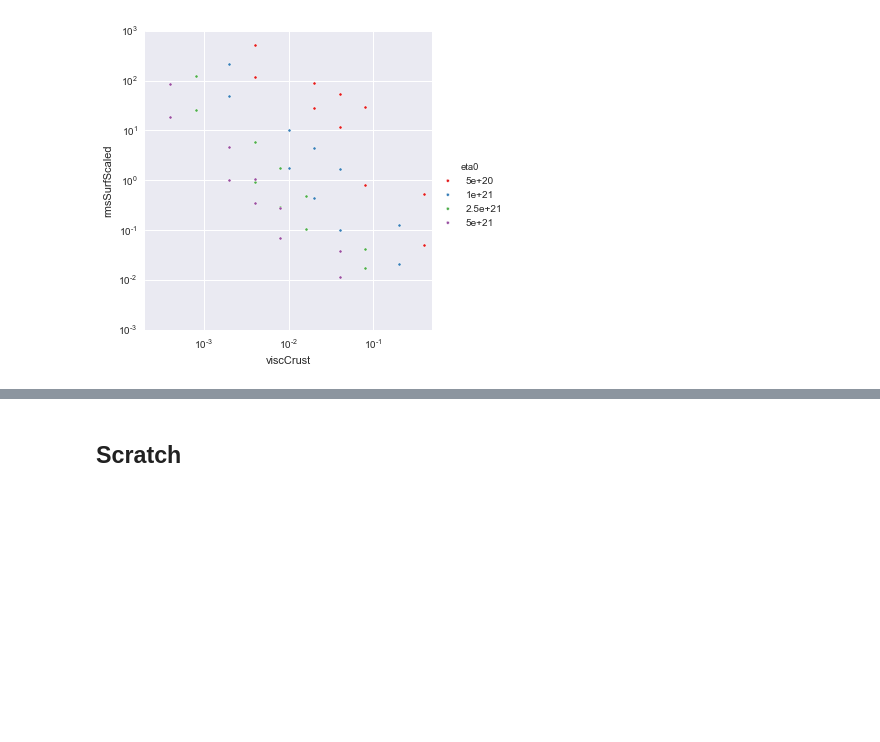
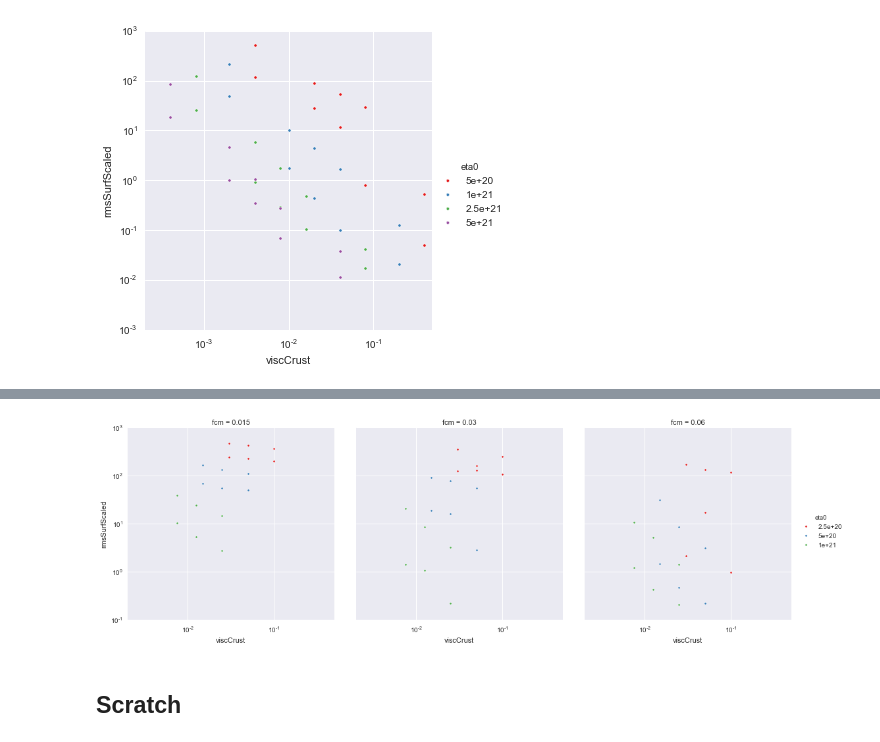
Before and after one commit to dansand/2dthermalslabs, a Jupyter notebook: kaplan/Analysis/pandas_analysis.ipynb, the cells around one changed output, grey strips where cells are left out. Saved outputs shown, nothing was run; the diff lists cells and outputs as text; code cells hidden in the pictures; blank space fills up the shorter version.

```diff
--- a/kaplan/Analysis/pandas_analysis.ipynb
+++ b/kaplan/Analysis/pandas_analysis.ipynb
@@ -620,9 +614,0 @@ ValueError: columns overlap but no suffix specified: Index([u'MANTLETOCRUST', u'
-# %%
-#diff_data = set.difference(set(dicts[0].iteritems()),set(dicts[1].iteritems()))
-
-diff_data = set()
-
-for i in dict_sets:
-    diff_data = set.difference(i, diff_data )
-
-diff_data
@@ -630,0 +617,4 @@ diff_data
+# %%
+#rdir = '/workspace'
+rdir = '../../..'
+dat_files = natsort(glob2.glob(rdir + '/temp_results/results/G/**/*.dat'))
@@ -630,0 +662,5 @@ diff_data
+# %%
+newdf['rmsintUpper'] = newdf['rmsintLith'] - newdf['rmsintLower']
+newdf['rmsSurfScaled'] = (newdf['rmsSurf']/(2900.*1e3/1e-6))*(10.*3600*24*365)
+newdf['realtimeScaled'] = (newdf['realtime']*((2900.*1e3)**2/1e-6))/(1e6*3600*24*365)
+newdf['viscCrust'] = newdf['eta_max_crust']/newdf['eta0']
@@ -631,3 +695,28 @@ diff_data
+# %%
+yaxis = 'rmsSurfScaled' #'rmsSurf'#, 'nuTop' #
+
+kws = dict(s=10, linewidth=.5, edgecolor="w")
+
+g = sns.FacetGrid(newdf,col='fcm', hue="eta0", palette="Set1", size=5)
+g = g.map(plt.scatter, 'viscCrust', yaxis,  **kws).add_legend()
+
+
+g.set(ylim=(0.1, 1e3))
+g.set(xlim=(0.002, 0.5))
+
+g.fig.get_axes()[0].set_yscale('log')
+g.fig.get_axes()[0].set_xscale('log')
+g.fig.get_axes()[1].set_yscale('log')
+g.fig.get_axes()[1].set_xscale('log')
+g.fig.get_axes()[2].set_yscale('log')
+g.fig.get_axes()[2].set_xscale('log')
+
+
+
+
+plt.show()
+# %% [output]
+[figure, added]
 # %% [markdown]
 ## Scratch
 # %%
```
Also changed, not shown: parts of 7 cells of this notebook, 4 other files.
